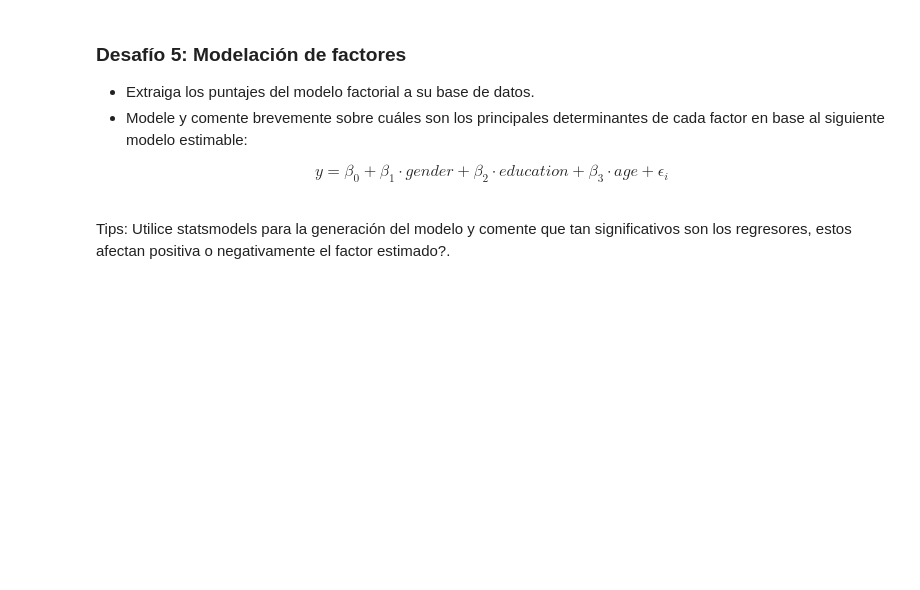
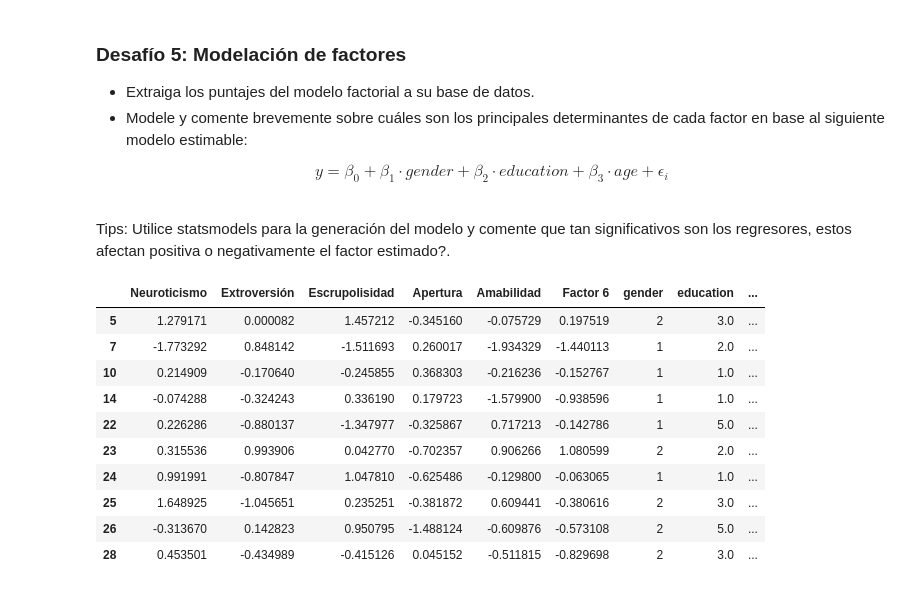
Before and after one commit to jvaldesh/data_science, a Jupyter notebook: 02_fundamentos_data_science/13. Dimensionalidad y Agrupación I/Template Desafío - Dimensionalidad y Agrupación (I).ipynb, the cells around one changed output. Cells and saved outputs as stored; diff of their text form; code cells hidden in the pictures; blank space fills up the shorter version.

```diff
--- a/02_fundamentos_data_science/13. Dimensionalidad y Agrupación I/Template Desafío - Dimensionalidad y Agrupación (I).ipynb
+++ b/02_fundamentos_data_science/13. Dimensionalidad y Agrupación I/Template Desafío - Dimensionalidad y Agrupación (I).ipynb
@@ -213,3 +275,29 @@ $${y}={{\beta }_{0} + {\beta }_{1} \cdot {gender} + {\beta }_{2} \cdot {educatio
 
 <br>
 Tips: Utilice statsmodels para la generación del modelo y comente que tan significativos son los regresores, estos  afectan positiva o negativamente el factor estimado?.
+# %%
+fa_scores = fa.transform(df_preguntas)
+df_factors = df_preguntas.copy()
+df_factors['Neuroticismo'] = fa_scores[:, 0]
+df_factors['Extroversión'] = fa_scores[:, 1]
+df_factors['Escrupolisidad'] = fa_scores[:, 2]
+df_factors['Apertura'] = fa_scores[:, 3]
+df_factors['Amabilidad'] = fa_scores[:, 4]
+df_factors['Factor 6'] = fa_scores[:, 5]
+df_factors['gender'] = df_clean['gender']
+df_factors['education'] = df_clean['education']
+df_factors['age'] = df_clean['age']
+df_factors = df_factors.loc[:, 'Neuroticismo':'age']
+df_factors.head(10)
+# %% [output]
+|  | Neuroticismo | Extroversión | Escrupolisidad | Apertura | Amabilidad | Factor 6 | gender | education | ... |
+| 5 | 1.279171 | 0.000082 | 1.457212 | -0.345160 | -0.075729 | 0.197519 | 2 | 3.0 | ... |
+| 7 | -1.773292 | 0.848142 | -1.511693 | 0.260017 | -1.934329 | -1.440113 | 1 | 2.0 | ... |
+| 10 | 0.214909 | -0.170640 | -0.245855 | 0.368303 | -0.216236 | -0.152767 | 1 | 1.0 | ... |
+| 14 | -0.074288 | -0.324243 | 0.336190 | 0.179723 | -1.579900 | -0.938596 | 1 | 1.0 | ... |
+| 22 | 0.226286 | -0.880137 | -1.347977 | -0.325867 | 0.717213 | -0.142786 | 1 | 5.0 | ... |
+| 23 | 0.315536 | 0.993906 | 0.042770 | -0.702357 | 0.906266 | 1.080599 | 2 | 2.0 | ... |
+| 24 | 0.991991 | -0.807847 | 1.047810 | -0.625486 | -0.129800 | -0.063065 | 1 | 1.0 | ... |
+| 25 | 1.648925 | -1.045651 | 0.235251 | -0.381872 | 0.609441 | -0.380616 | 2 | 3.0 | ... |
+| 26 | -0.313670 | 0.142823 | 0.950795 | -1.488124 | -0.609876 | -0.573108 | 2 | 5.0 | ... |
+| 28 | 0.453501 | -0.434989 | -0.415126 | 0.045152 | -0.511815 | -0.829698 | 2 | 3.0 | ... |
```
Also changed, not shown: parts of 12 cells of this notebook.
